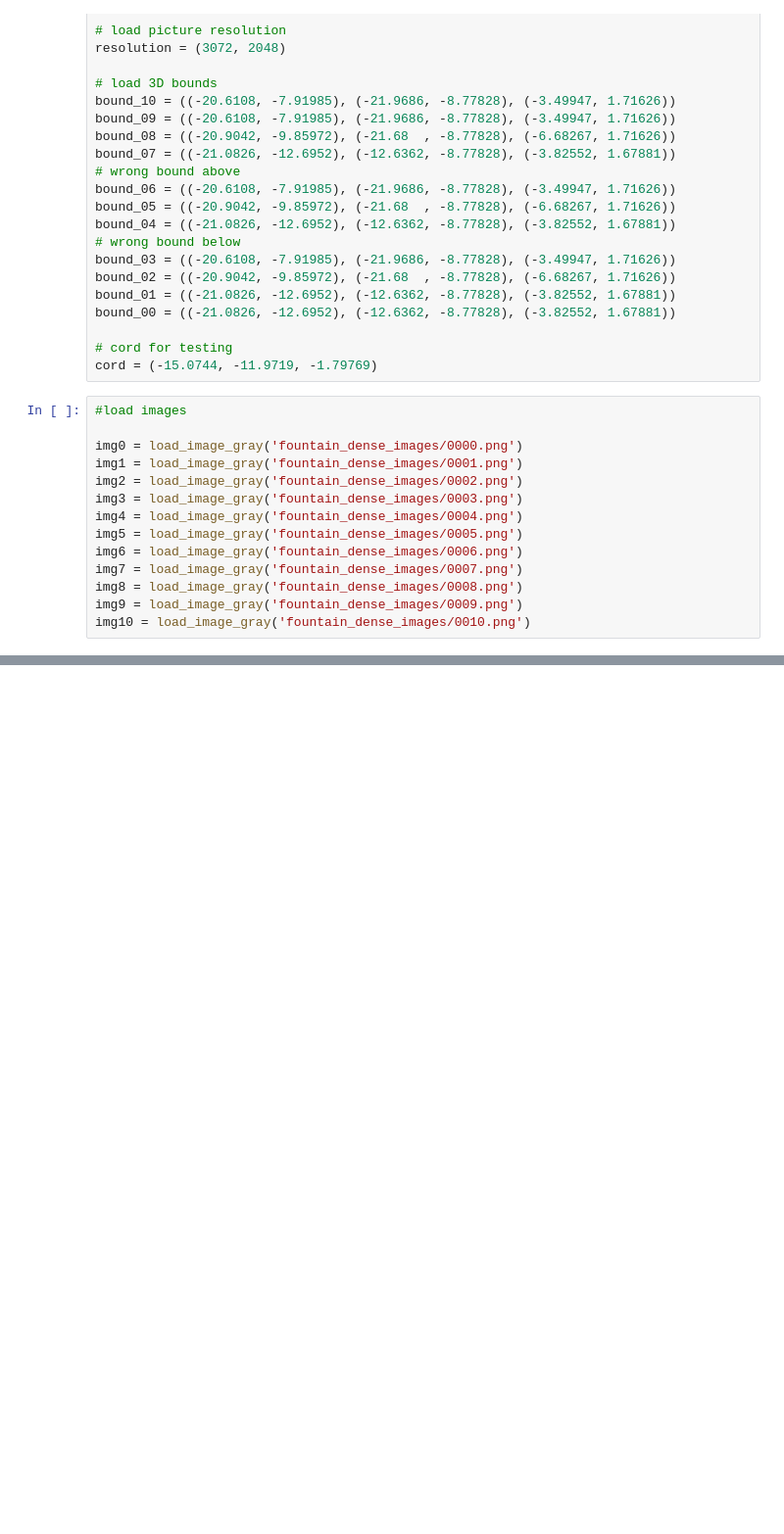
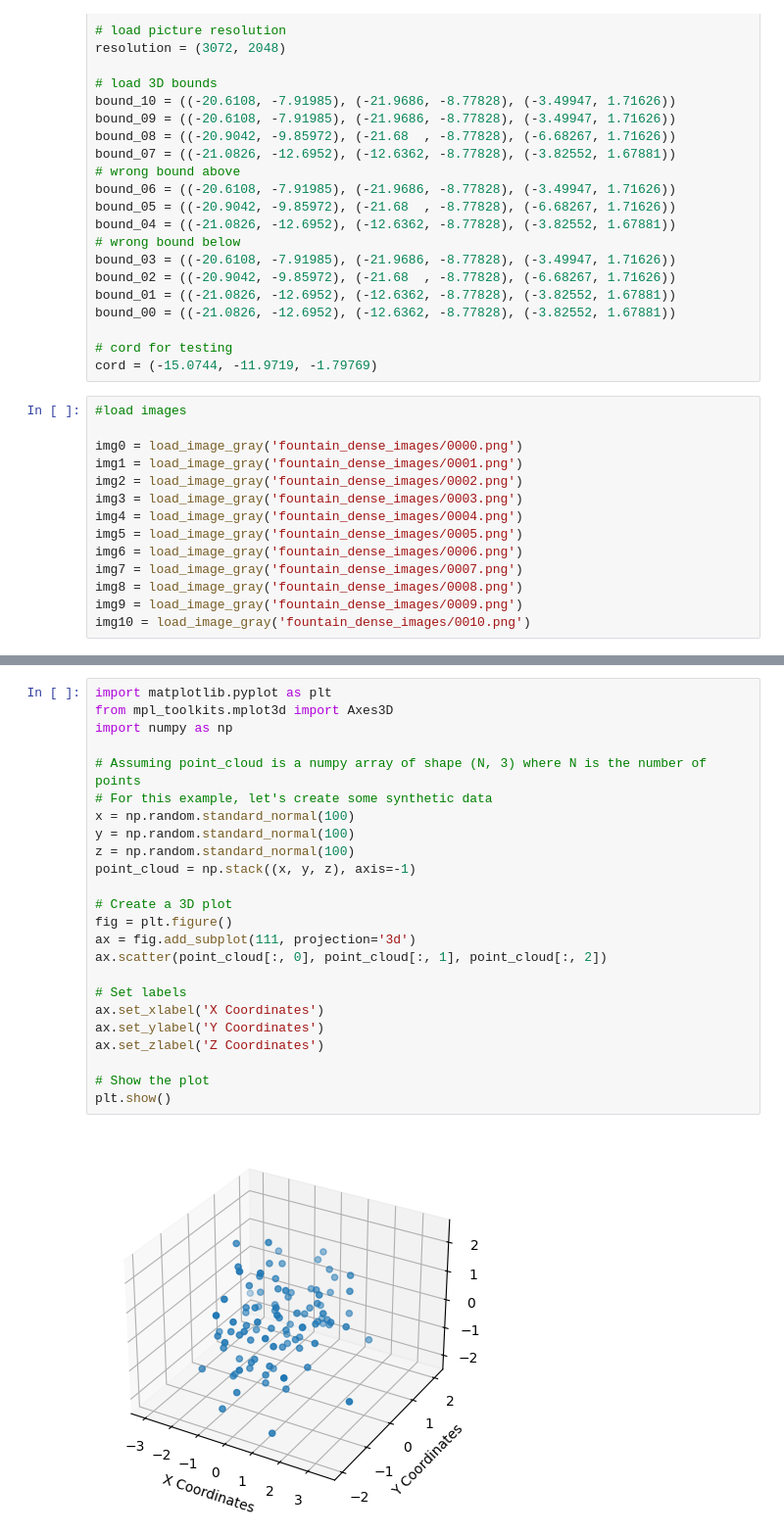
Before and after one commit to uhseam/CS482-Final, a Jupyter notebook: main.ipynb, the cells around one changed output, grey strips where cells are left out. Shown: that part at 98% size. Drawn from its saved outputs; the diff is of its cells as text; blank space fills up the shorter version.

Commit message:
point cloud

```diff
--- a/main.ipynb
+++ b/main.ipynb
@@ -206,0 +244,26 @@ img10 = load_image_gray('fountain_dense_images/0010.png')
+# %%
+import matplotlib.pyplot as plt
+from mpl_toolkits.mplot3d import Axes3D
+import numpy as np
+
+# Assuming point_cloud is a numpy array of shape (N, 3) where N is the number of points
+# For this example, let's create some synthetic data
+x = np.random.standard_normal(100)
+y = np.random.standard_normal(100)
+z = np.random.standard_normal(100)
+point_cloud = np.stack((x, y, z), axis=-1)
+
+# Create a 3D plot
+fig = plt.figure()
+ax = fig.add_subplot(111, projection='3d')
+ax.scatter(point_cloud[:, 0], point_cloud[:, 1], point_cloud[:, 2])
+
+# Set labels
+ax.set_xlabel('X Coordinates')
+ax.set_ylabel('Y Coordinates')
+ax.set_zlabel('Z Coordinates')
+
+# Show the plot
+plt.show()
+# %% [output]
+[figure, added]
```
Also changed, not shown: parts of 2 cells of this notebook.
